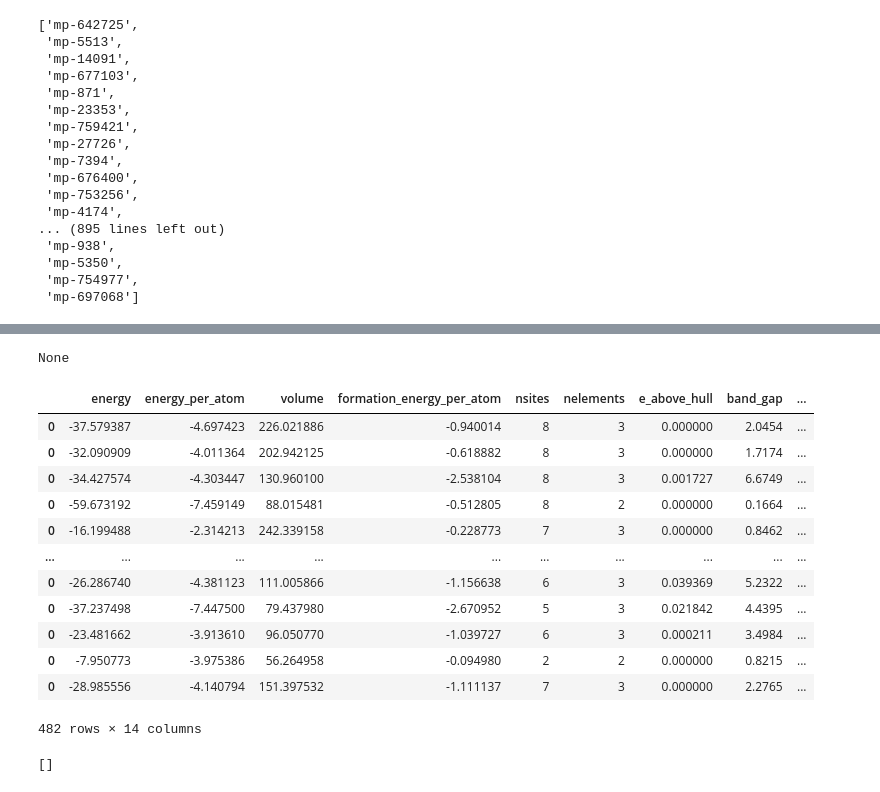
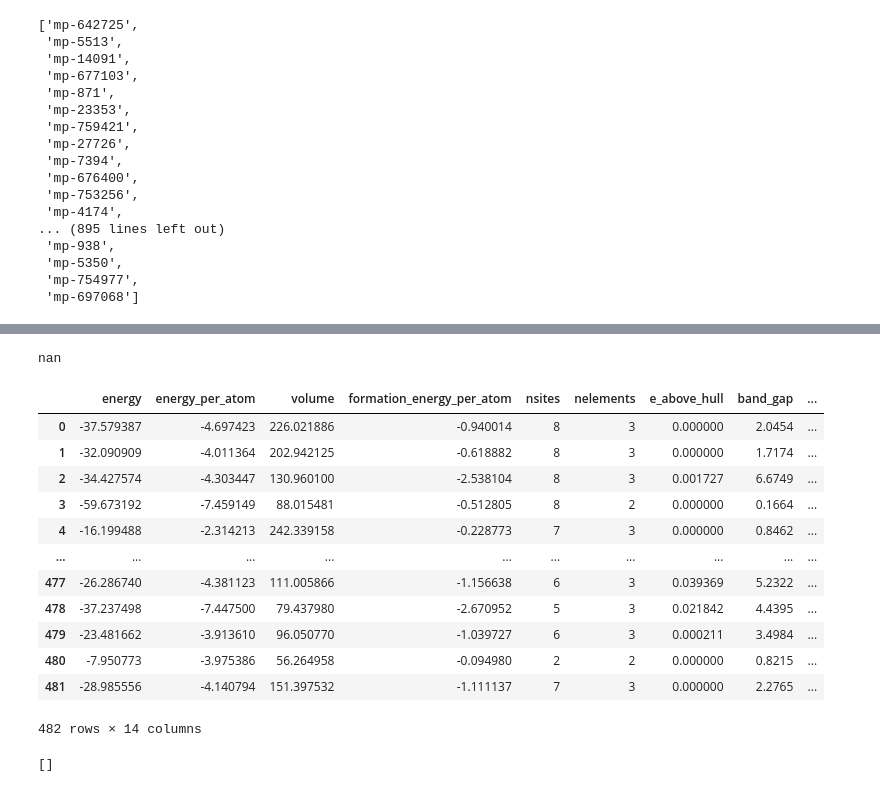
Before and after one commit to motoshi-suzuki-hp/MyPiezo, a Jupyter notebook: dataset.ipynb, the cells around one changed output, grey strips where cells are left out. Saved outputs shown, nothing was run; the diff lists cells and outputs as text; code cells hidden in the pictures.

```diff
--- a/dataset.ipynb
+++ b/dataset.ipynb
@@ -167,4 +167,5 @@ with MPRester(API_KEY) as m:
 #結果を保存
 df_MP.to_csv('material_piezo_list_924.csv')
 # %%
-df_MP
+import pandas as pd
+df_MP = pd.read_csv('material_piezo_list_924.csv')
@@ -187,25 +174,27 @@ df_MP_2 = df_MP[['energy','energy_per_atom','volume','formation_energy_per_atom'
 # %%
 print(df_MP_2['elasticity'].iat[0])
 # %% [output]
-None
+nan
 # %%
 df_MP_2_na = df_MP_2.dropna(how='any')
 # %%
-df_MP_2_na
+df_MP_2_na = df_MP_2_na.reset_index()
-# %% [output]
-|  | energy | energy_per_atom | volume | formation_energy_per_atom | nsites | nelements | e_above_hull | band_gap | ... |
-| 0 | -37.579387 | -4.697423 | 226.021886 | -0.940014 | 8 | 3 | 0.000000 | 2.0454 | ... |
-| 0 | -32.090909 | -4.011364 | 202.942125 | -0.618882 | 8 | 3 | 0.000000 | 1.7174 | ... |
-| 0 | -34.427574 | -4.303447 | 130.960100 | -2.538104 | 8 | 3 | 0.001727 | 6.6749 | ... |
-| 0 | -59.673192 | -7.459149 | 88.015481 | -0.512805 | 8 | 2 | 0.000000 | 0.1664 | ... |
-| 0 | -16.199488 | -2.314213 | 242.339158 | -0.228773 | 7 | 3 | 0.000000 | 0.8462 | ... |
-| ... | ... | ... | ... | ... | ... | ... | ... | ... | ... |
-| 0 | -26.286740 | -4.381123 | 111.005866 | -1.156638 | 6 | 3 | 0.039369 | 5.2322 | ... |
-| 0 | -37.237498 | -7.447500 | 79.437980 | -2.670952 | 5 | 3 | 0.021842 | 4.4395 | ... |
-| 0 | -23.481662 | -3.913610 | 96.050770 | -1.039727 | 6 | 3 | 0.000211 | 3.4984 | ... |
-| 0 | -7.950773 | -3.975386 | 56.264958 | -0.094980 | 2 | 2 | 0.000000 | 0.8215 | ... |
-| 0 | -28.985556 | -4.140794 | 151.397532 | -1.111137 | 7 | 3 | 0.000000 | 2.2765 | ... |
-482 rows × 14 columns
+# %%
+df_MP_2_na.drop('index', axis=1)
+# %% [output]
+|  | energy | energy_per_atom | volume | formation_energy_per_atom | nsites | nelements | e_above_hull | band_gap | ... |
+| 0 | -37.579387 | -4.697423 | 226.021886 | -0.940014 | 8 | 3 | 0.000000 | 2.0454 | ... |
+| 1 | -32.090909 | -4.011364 | 202.942125 | -0.618882 | 8 | 3 | 0.000000 | 1.7174 | ... |
+| 2 | -34.427574 | -4.303447 | 130.960100 | -2.538104 | 8 | 3 | 0.001727 | 6.6749 | ... |
+| 3 | -59.673192 | -7.459149 | 88.015481 | -0.512805 | 8 | 2 | 0.000000 | 0.1664 | ... |
+| 4 | -16.199488 | -2.314213 | 242.339158 | -0.228773 | 7 | 3 | 0.000000 | 0.8462 | ... |
+| ... | ... | ... | ... | ... | ... | ... | ... | ... | ... |
+| 477 | -26.286740 | -4.381123 | 111.005866 | -1.156638 | 6 | 3 | 0.039369 | 5.2322 | ... |
+| 478 | -37.237498 | -7.447500 | 79.437980 | -2.670952 | 5 | 3 | 0.021842 | 4.4395 | ... |
+| 479 | -23.481662 | -3.913610 | 96.050770 | -1.039727 | 6 | 3 | 0.000211 | 3.4984 | ... |
+| 480 | -7.950773 | -3.975386 | 56.264958 | -0.094980 | 2 | 2 | 0.000000 | 0.8215 | ... |
+| 481 | -28.985556 | -4.140794 | 151.397532 | -1.111137 | 7 | 3 | 0.000000 | 2.2765 | ... |
+482 rows × 14 columns
 # %%
 import json
 li_idx = []
```
Also changed, not shown: parts of 20 cells of this notebook, 4 other files.
